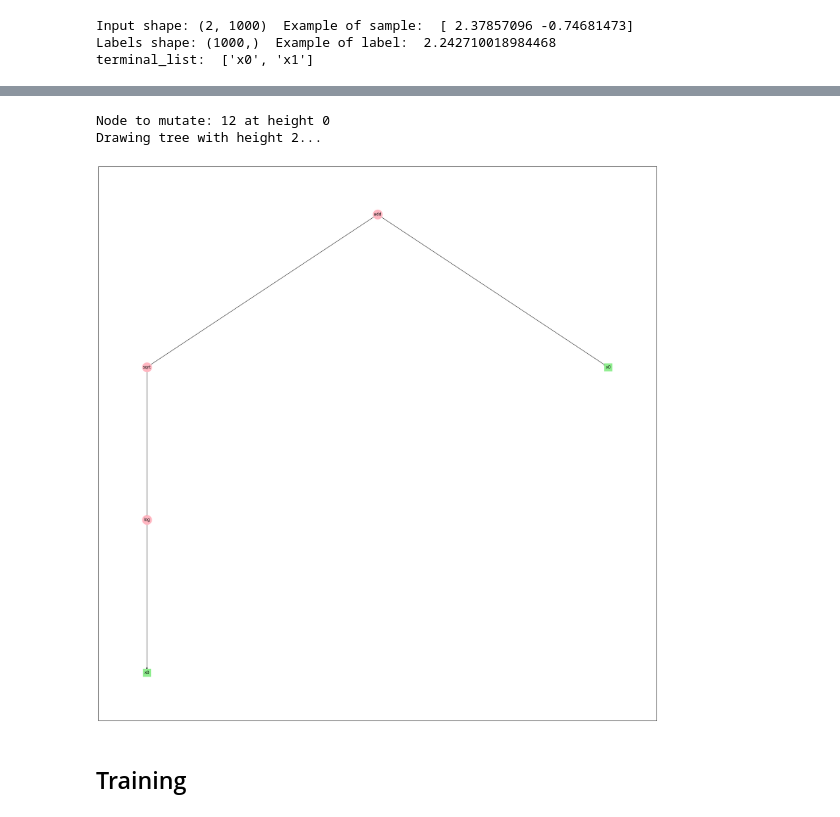
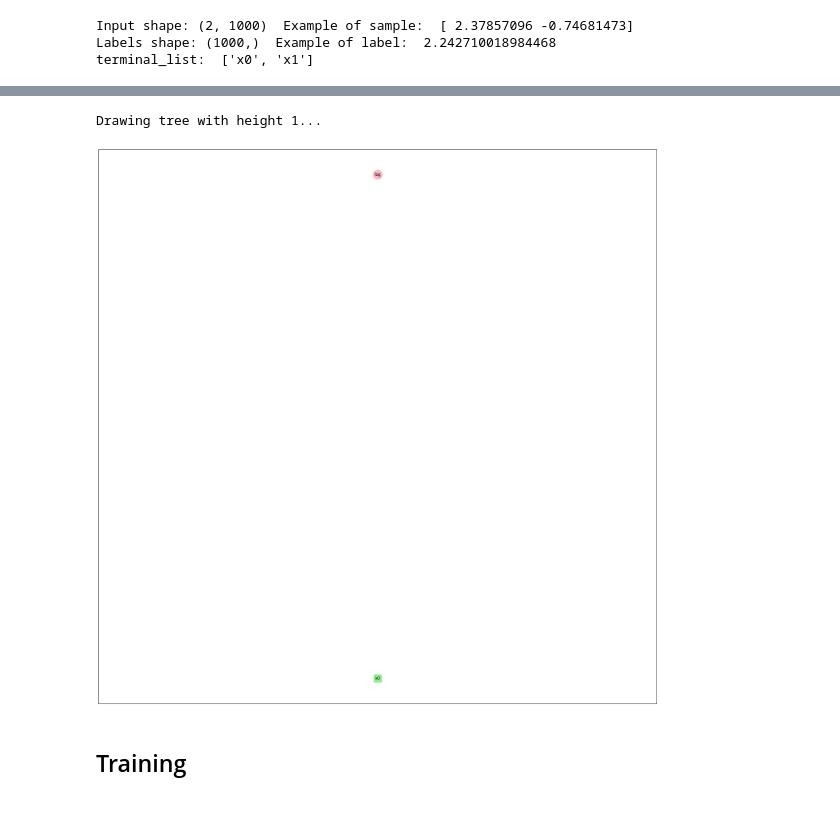
Before and after one commit to FabioGigante00/CI2024_project-work, a Jupyter notebook: symreg_user.ipynb, the cells around one changed output, grey strips where cells are left out. Saved outputs shown, nothing was run; the diff lists cells and outputs as text; code cells hidden in the pictures.

Commit message:
dev: hoist and permute mutations

```diff
--- a/symreg_user.ipynb
+++ b/symreg_user.ipynb
@@ -233,14 +303,13 @@ def fitness(mytree, vars, labels):
 # %%
 from gxgp.gp_common import xover_swap_subtree
 # Xover
 def xover(tree1, tree2):
     return xover_swap_subtree(tree1, tree2)
 
 # initialized.subtree.pop().draw() # this procedure is really similar to get_random_node, except there we use a list and random.choice
-subtree_mutation(initialized, terminal_list, crammed_constants, 0.2, verbose=True).draw()
+hoist_mutation(initialized, verbose=True).draw()
 # %% [output]
-Node to mutate: 12 at height 0
-Drawing tree with height 2...
+Drawing tree with height 1...
-[figure, old version]
+[figure, new version]
 # %% [markdown]
 ## Training
```
Also changed, not shown: parts of 6 cells of this notebook.
